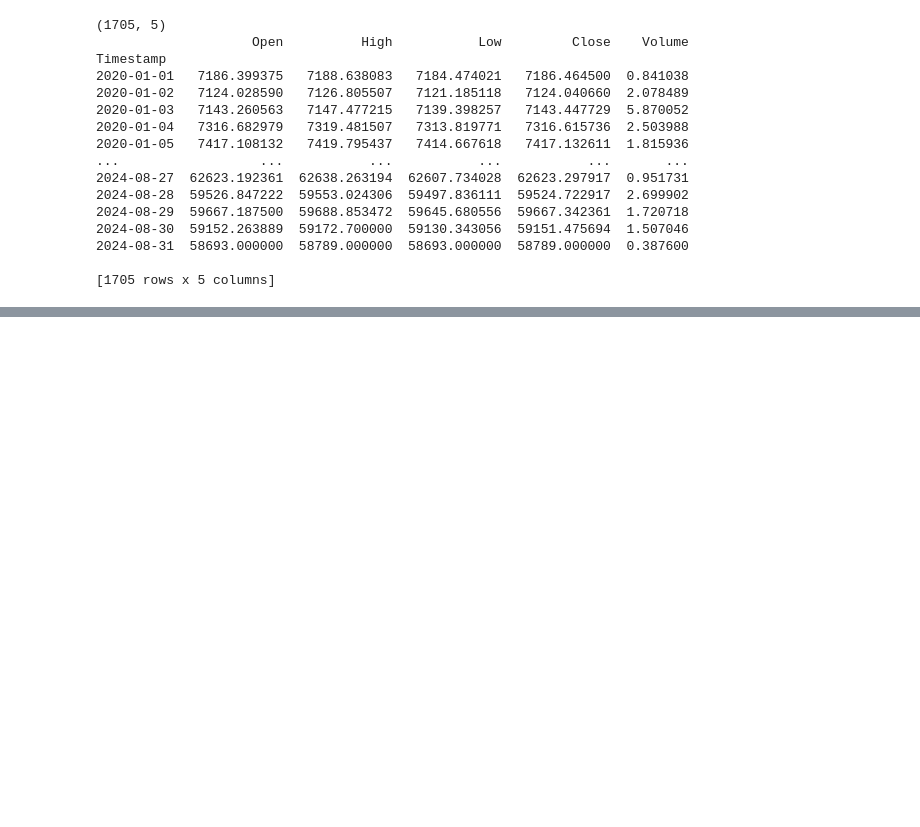
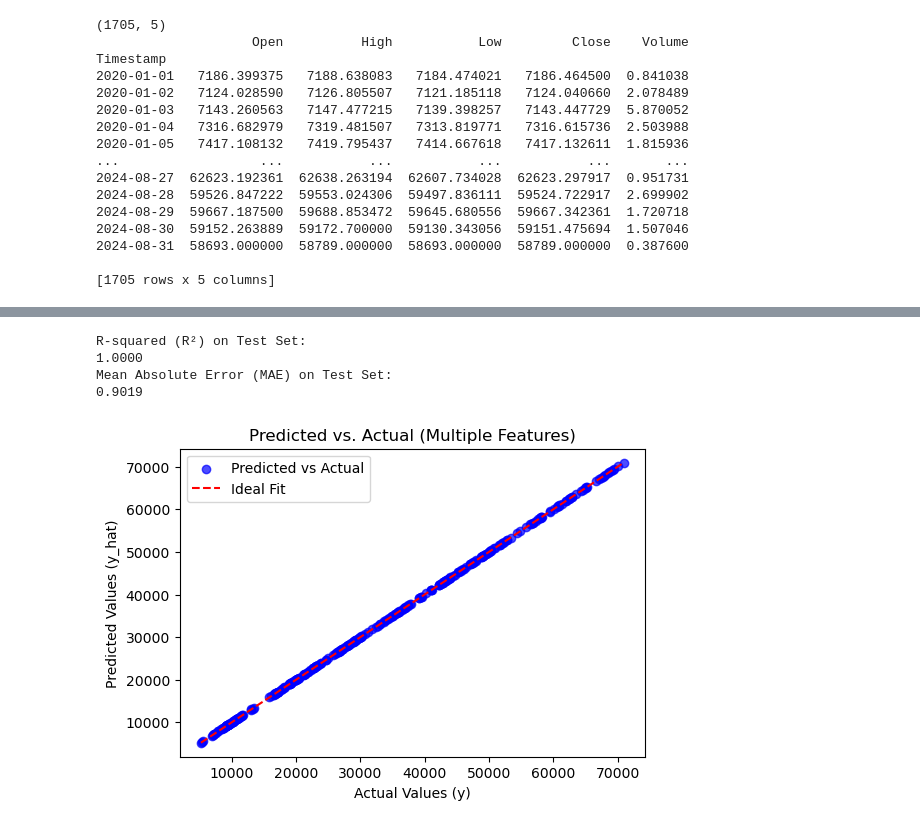
Before and after one commit to Yabsram/PredictBitcoin, a Jupyter notebook: PredictBitcoinCode.ipynb, the cells around one changed output, grey strips where cells are left out. Drawn from its saved outputs; the diff is of its cells as text; code cells hidden in the pictures; blank space fills up the shorter version.

```diff
--- a/PredictBitcoinCode.ipynb
+++ b/PredictBitcoinCode.ipynb
@@ -90,0 +163,31 @@ Timestamp
+# %%
+# 8. Calculate R² (Coefficient of Determination) on the test set
+ss_total = np.sum((y_test - np.mean(y_test)) ** 2)  # Total Sum of Squares
+ss_residual = np.sum((y_test - y_test_pred) ** 2)   # Residual Sum of Squares
+r_squared = 1 - (ss_residual / ss_total)             # R² = 1 - (SS_residual / SS_total)
+
+print("R-squared (R²) on Test Set:")
+print(f"{r_squared:.4f}")
+
+# 9. Calculate Mean Absolute Error (MAE) on the test set
+mae = np.mean(np.abs(y_test - y_test_pred))         # MAE = mean(abs(y - y_pred))
+
+print("Mean Absolute Error (MAE) on Test Set:")
+print(f"{mae:.4f}")
+# %% [output]
+R-squared (R²) on Test Set:
+1.0000
+Mean Absolute Error (MAE) on Test Set:
+0.9019
+# %%
+# Scatter plot of predicted vs. actual values for test set
+plt.figure(figsize=(6, 4))
+plt.scatter(y_test, y_test_pred, color='blue', alpha=0.7, label='Predicted vs Actual')
+plt.plot([y_test.min(), y_test.max()], [y_test.min(), y_test.max()], color='red', linestyle='--', label='Ideal Fit')
+plt.xlabel('Actual Values (y)')
+plt.ylabel('Predicted Values (y_hat)')
+plt.title('Predicted vs. Actual (Multiple Features)')
+plt.legend()
+plt.show()
+# %% [output]
+[figure, added]
```
Also changed, not shown: parts of 9 cells of this notebook.
